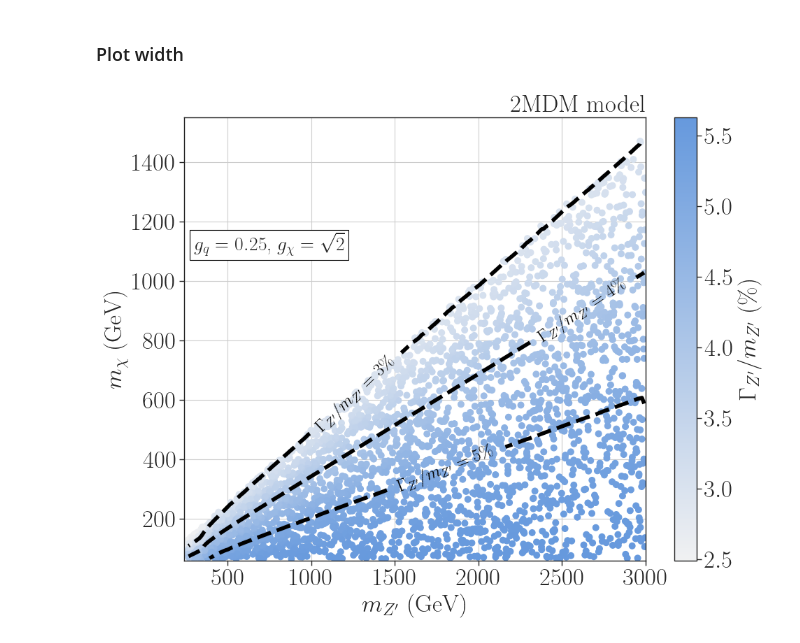
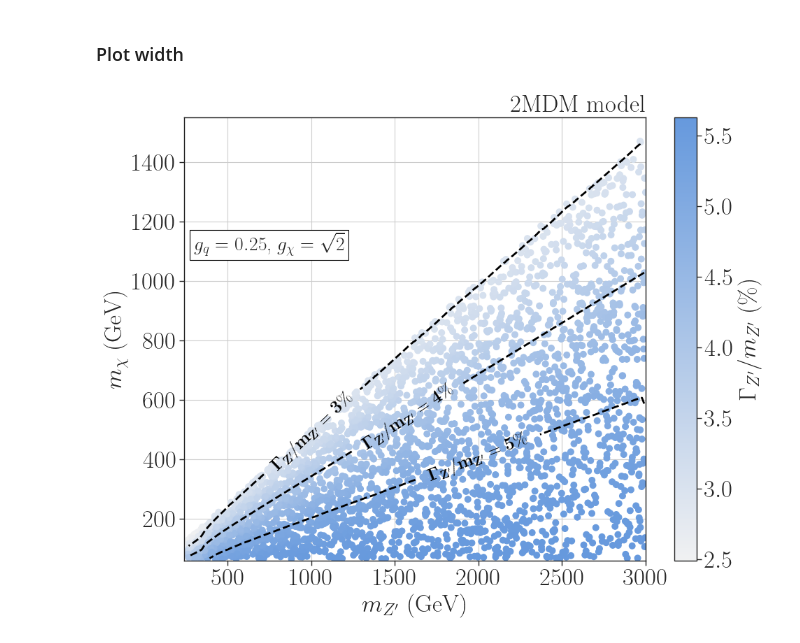
Before and after one commit to SModelS/smodelsv3-paper, a Jupyter notebook: notebooks/2MDM-width.ipynb, the cells around one changed output. Cells and saved outputs as stored; diff of their text form; code cells hidden in the pictures.

```diff
--- a/notebooks/2MDM-width.ipynb
+++ b/notebooks/2MDM-width.ipynb
@@ -74,35 +74,37 @@ cb = plt.colorbar()
 cb.ax.tick_params(labelsize=25)
 cb.set_label(label=r'$\Gamma_{Z^{\prime}}/m_{Z^{\prime}}$ (\%)',size=25)
 
 
 pts = np.array(list(itertools.product(np.linspace(200.,4100.,300),np.linspace(0.,2000.,300))))
 rPts = griddata(list(zip(x,y)),ratioGM,pts)
 pts = pts[~np.isnan(rPts)]
 rPts = rPts[~np.isnan(rPts)]
-cs = plt.tricontour(pts[:,0],pts[:,1],rPts,levels=[3.0, 4.0,5.0], linewidths=4.0, colors='black', linestyles='dashed')
+cs = plt.tricontour(pts[:,0],pts[:,1],rPts,levels=[3.0, 4.0,5.0], linewidths=2.0, colors='black', linestyles='dashed')
 
-plt.clabel(cs, inline=True, fontsize=18,fmt={5.0 : r"$\Gamma_{Z^\prime}/m_{Z^\prime}$ = 5\%",
-                                             4.0 : r"$\Gamma_{Z^\prime}/m_{Z^\prime}$ = 4\%",
-                                             3.0 : r"$\Gamma_{Z^\prime}/m_{Z^\prime}$ = 3\%",})
+plt.clabel(cs, inline=True, fontsize=18,fmt={5.0 : r"$\mathbf{\Gamma_{Z^\prime}/m_{Z^\prime} = 5\%}$  ",
+                                             4.0 : r"$\mathbf{\Gamma_{Z^\prime}/m_{Z^\prime} = 4\%}$",
+                                             3.0 : r"$\mathbf{\Gamma_{Z^\prime}/m_{Z^\prime} = 3\%}$",},
+                                             inline_spacing = 7,
+                                             manual= [(1000.,495.),(1500.,600.),(2000.,400.)])
 
 plt.text(0.02,0.7,r'$g_{q} = %1.2f$, $g_{\chi} = \sqrt{2}$' % (gq),fontsize=20,
          bbox=dict(facecolor='white', edgecolor='black'),transform = plt.gca().transAxes)
 
 # plt.title(r'SModelS v3.0.0', loc='left', fontsize=25)
 plt.title(r'2MDM model', loc='right', fontsize=25)
 
 plt.ylim(60, 1550)
 plt.xlim(240, 3000)
 plt.xlabel(r'$m_{Z^{\prime}}$ (GeV)', fontsize=25)
 plt.ylabel(r'$m_{\chi}$ (GeV)', fontsize=25)
 plt.xticks(fontsize=25)
 plt.yticks(fontsize=25)
 
 # plt.legend(fontsize=19, loc=[0.01,0.7])
 plt.tight_layout()
 plt.grid()
 plt.savefig('./figures/2mdm_ratio_wm.png')
 
 plt.show()
 # %% [output]
-[figure, old version]
+[figure, new version]
```
Also changed, not shown: 11 other files.
